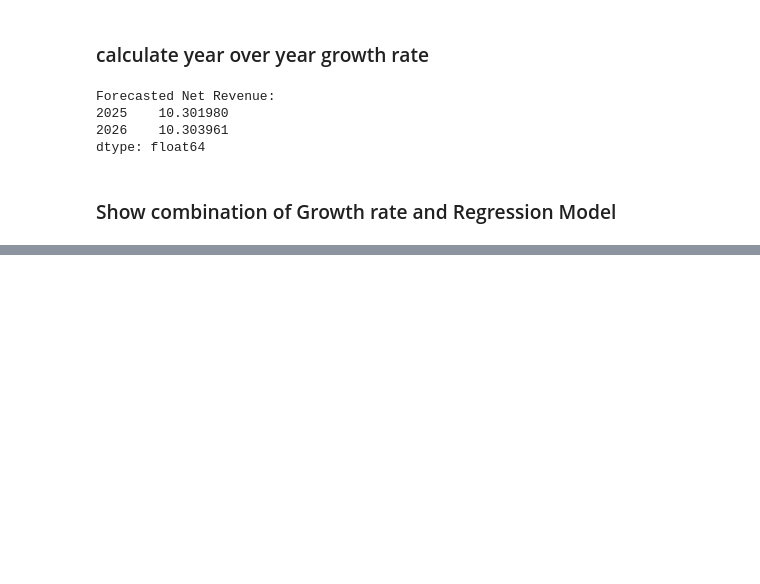
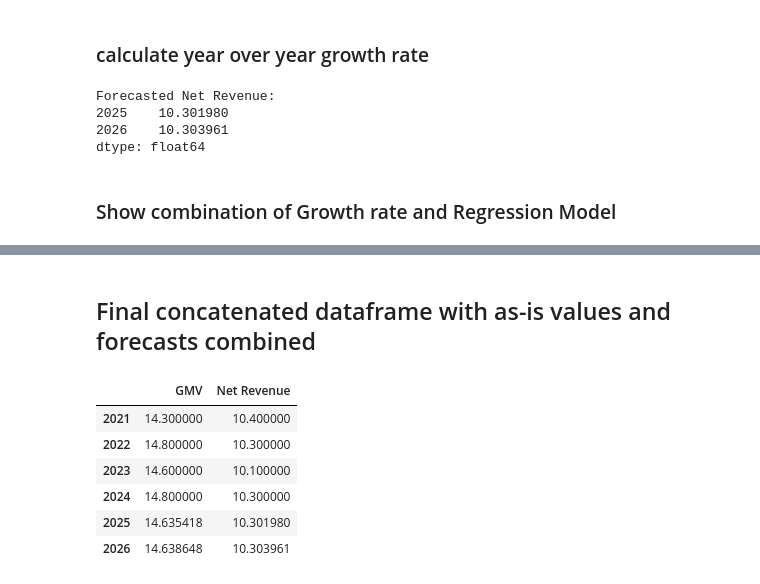
Before and after one commit to RealMattMurdoch/shop_extract_cleaning, a Jupyter notebook: regression.ipynb, the cells around one changed output, grey strips where cells are left out. Saved outputs shown, nothing was run; the diff lists cells and outputs as text; code cells hidden in the pictures; blank space fills up the shorter version.

```diff
--- a/regression.ipynb
+++ b/regression.ipynb
@@ -280,0 +287,24 @@ predictions_df2
+# %% [markdown]
+## Final concatenated dataframe with as-is values and forecasts combined
+# %%
+# Add the forecasted Net Revenue and GMV values as new rows in the original dataframe
+df_final_cat = pd.concat([df_rev_f, pd.DataFrame({
+    'Net Revenue': forecast_net_revenue,
+    'GMV': predicted_gmv_2
+})], ignore_index=True)
+
+# Update the index labels for the forecasted years
+df_final_cat.index = [year if year < 2025 else f"{year}_Forecast" for year in df_final_cat.index]
+
+# Update the index labels to include the years again
+df_final_cat.index = [year for year in range(2021, 2027)]
+
+df_final_cat
+# %% [output]
+|  | GMV | Net Revenue |
+| 2021 | 14.300000 | 10.400000 |
+| 2022 | 14.800000 | 10.300000 |
+| 2023 | 14.600000 | 10.100000 |
+| 2024 | 14.800000 | 10.300000 |
+| 2025 | 14.635418 | 10.301980 |
+| 2026 | 14.638648 | 10.303961 |
```
Also changed, not shown: parts of 4 cells of this notebook.
